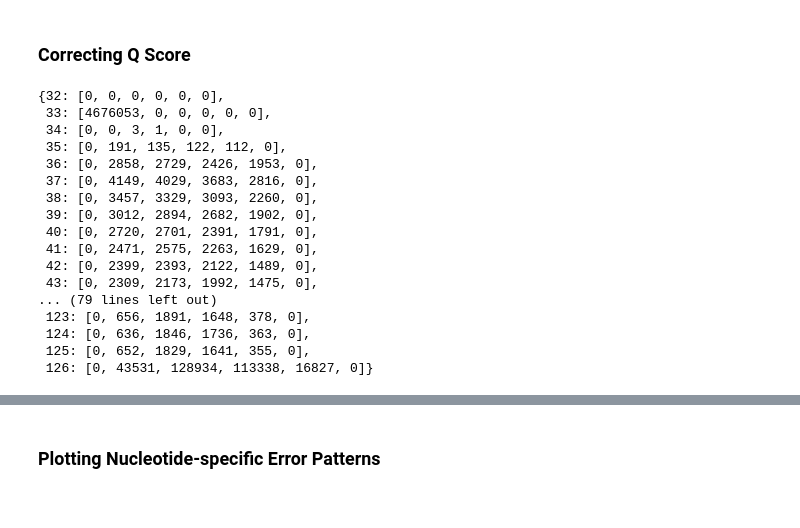
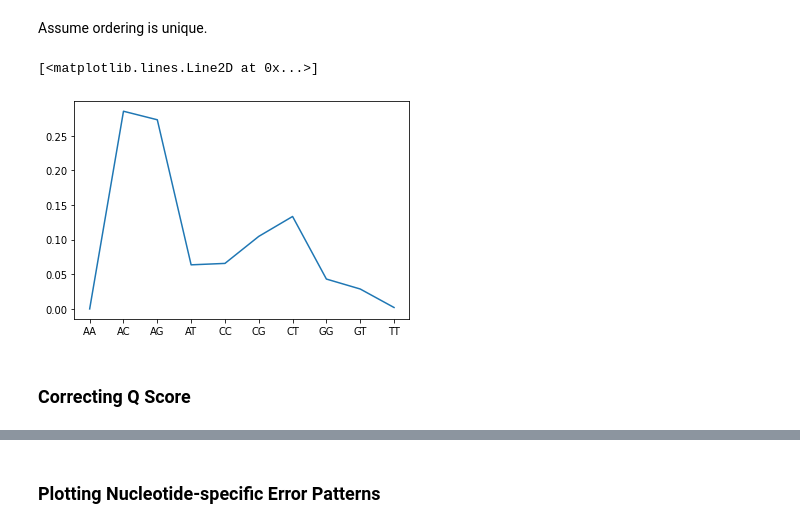
Before and after one commit to Davidebear/mutalib, a Jupyter notebook: EM.ipynb, the cells around one changed output, grey strips where cells are left out. Cells and saved outputs as stored; diff of their text form; code cells hidden in the pictures.

```diff
--- a/EM.ipynb
+++ b/EM.ipynb
@@ -255,3 +637,25 @@ for rfp in rfp_list:
+# %% [markdown]
+Assume ordering is unique.
+# %%
+def plot_del_freq(A):
+    Arec = A.sum(axis=1)
+    total = Arec.sum()
+    to_see = list(Arec.index)
+    temp = list(Arec.index)
+
+    to_see = Arec.index
+    for i in temp:
+        for j in to_see:
+            if i == j: continue
+            if (i == j[::-1]):
+                Arec[i] += Arec[j]
+                Arec = Arec.drop(j)
+                temp.remove(j)
+                to_see.drop(j)
+    plt.plot(Arec.index, Arec/total)
+# %% [output]
+[<matplotlib.lines.Line2D at 0x...>]
+[figure, added]
 # %% [markdown]
 ### Correcting Q Score
 # %%
@@ -280,26 +684,6 @@ for nuc in to_plot:
     focus = to_plot[nuc]
     for n, num in enumerate(focus):
         focus[n] = 33 - (10 * np.log10(num))
-# %%
-tracking['-']
-# %% [output]
-{32: [0, 0, 0, 0, 0, 0],
- 33: [4676053, 0, 0, 0, 0, 0],
- 34: [0, 0, 3, 1, 0, 0],
- 35: [0, 191, 135, 122, 112, 0],
- 36: [0, 2858, 2729, 2426, 1953, 0],
- 37: [0, 4149, 4029, 3683, 2816, 0],
- 38: [0, 3457, 3329, 3093, 2260, 0],
- 39: [0, 3012, 2894, 2682, 1902, 0],
- 40: [0, 2720, 2701, 2391, 1791, 0],
- 41: [0, 2471, 2575, 2263, 1629, 0],
- 42: [0, 2399, 2393, 2122, 1489, 0],
- 43: [0, 2309, 2173, 1992, 1475, 0],
-... (79 lines left out)
- 123: [0, 656, 1891, 1648, 378, 0],
- 124: [0, 636, 1846, 1736, 363, 0],
- 125: [0, 652, 1829, 1641, 355, 0],
- 126: [0, 43531, 128934, 113338, 16827, 0]}
 # %%
 import matplotlib.pyplot as plt
 
```
Also changed, not shown: parts of 36 cells of this notebook, 5 other files.
